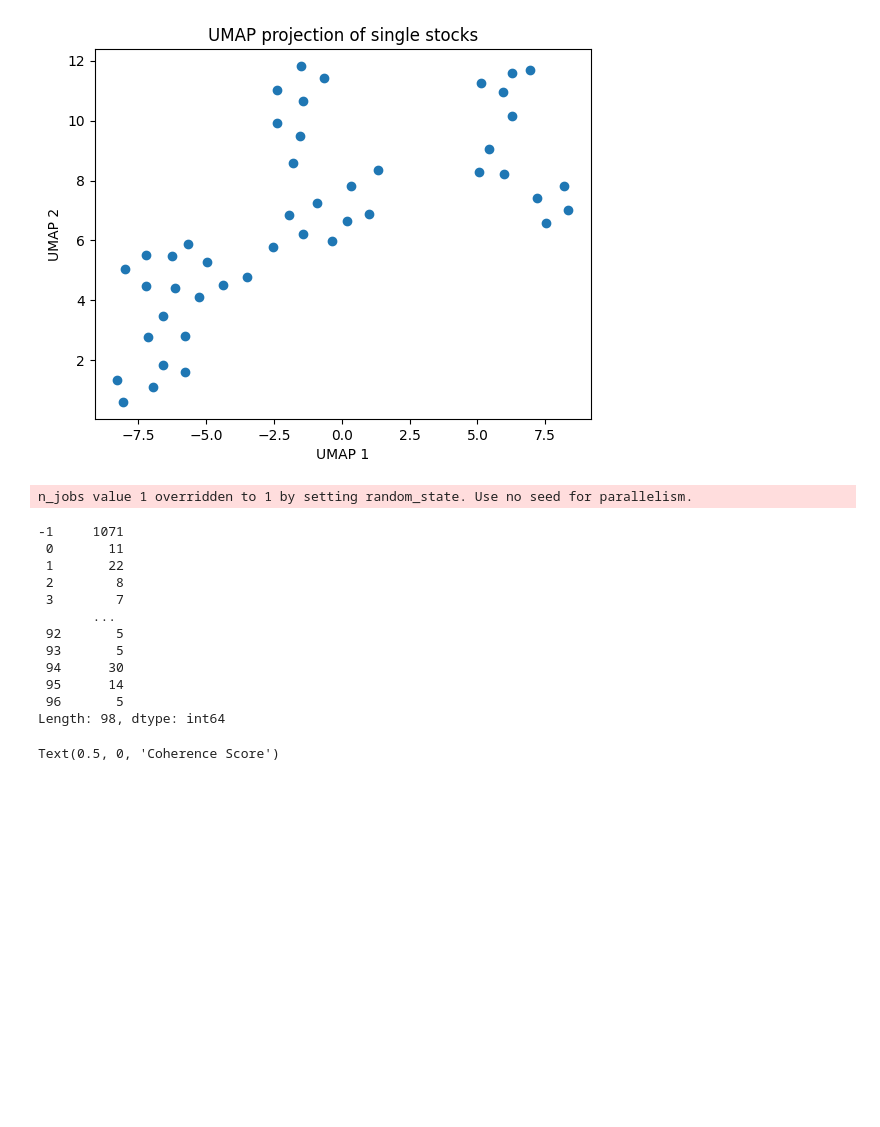
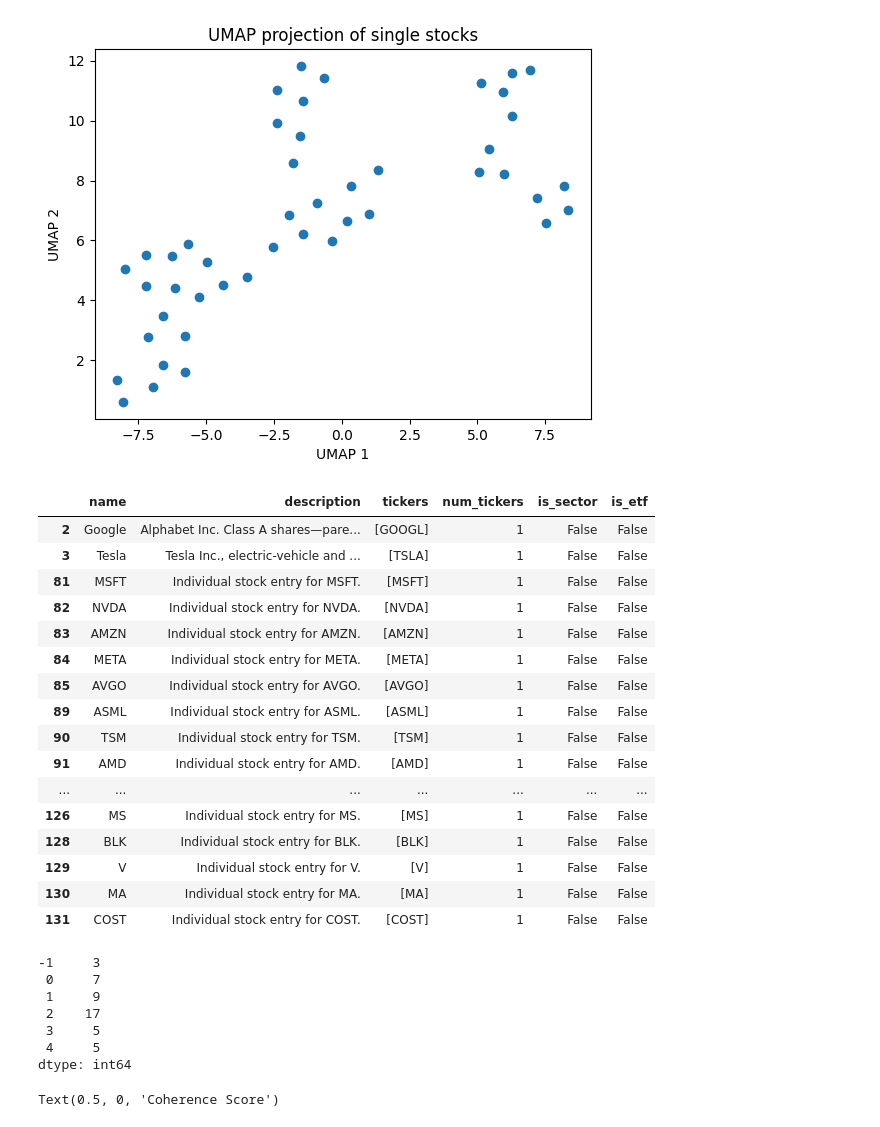
Before and after one commit to YishayPo/needleInHaystack, a Jupyter notebook: sandbox.ipynb, the cells around one changed output. Saved outputs shown, nothing was run; the diff lists cells and outputs as text; code cells hidden in the pictures; blank space fills up the shorter version.

Commit message:
setting everything for last attempt at succesful clustering

```diff
--- a/sandbox.ipynb
+++ b/sandbox.ipynb
@@ -135,6 +151,26 @@ plt.show()
 # %% [output]
 n_jobs value 1 overridden to 1 by setting random_state. Use no seed for parallelism.
 [figure]
+# %%
+single_stocks
+# %% [output]
+|  | name | description | tickers | num_tickers | is_sector | is_etf |
+| 2 | Google | Alphabet Inc. Class A shares—pare... | [GOOGL] | 1 | False | False |
+| 3 | Tesla | Tesla Inc., electric-vehicle and ... | [TSLA] | 1 | False | False |
+| 81 | MSFT | Individual stock entry for MSFT. | [MSFT] | 1 | False | False |
+| 82 | NVDA | Individual stock entry for NVDA. | [NVDA] | 1 | False | False |
+| 83 | AMZN | Individual stock entry for AMZN. | [AMZN] | 1 | False | False |
+| 84 | META | Individual stock entry for META. | [META] | 1 | False | False |
+| 85 | AVGO | Individual stock entry for AVGO. | [AVGO] | 1 | False | False |
+| 89 | ASML | Individual stock entry for ASML. | [ASML] | 1 | False | False |
+| 90 | TSM | Individual stock entry for TSM. | [TSM] | 1 | False | False |
+| 91 | AMD | Individual stock entry for AMD. | [AMD] | 1 | False | False |
+| ... | ... | ... | ... | ... | ... | ... |
+| 126 | MS | Individual stock entry for MS. | [MS] | 1 | False | False |
+| 128 | BLK | Individual stock entry for BLK. | [BLK] | 1 | False | False |
+| 129 | V | Individual stock entry for V. | [V] | 1 | False | False |
+| 130 | MA | Individual stock entry for MA. | [MA] | 1 | False | False |
+| 131 | COST | Individual stock entry for COST. | [COST] | 1 | False | False |
 # %%
 # plot the reduced stocks with coloring according to the first row of coloring
 
@@ -159,27 +195,18 @@ for idx in range(len(coloring)):
     fig.update_traces(marker=dict(size=8, line=dict(width=1, color='DarkSlateGrey')))
     fig.show()
 # %%
-reducer = umap.UMAP(n_neighbors=10, min_dist=0.1, random_state=0)
-X_embedded = reducer.fit_transform(unified)
-
-dbscan = DBSCAN(eps=0.1, min_samples=5)
-labels = dbscan.fit_predict(X_embedded)
+dbscan = DBSCAN(eps=1.5, min_samples=5)
+labels = dbscan.fit_predict(reduced_single_stocks)
 count = np.unique(labels, return_counts=True)
 pd.Series(count[1], index=count[0]).sort_index()
 # %% [output]
-n_jobs value 1 overridden to 1 by setting random_state. Use no seed for parallelism.
+-1     3
+ 0     7
+ 1     9
+ 2    17
+ 3     5
+ 4     5
+dtype: int64
--1     1071
- 0       11
- 1       22
- 2        8
- 3        7
-       ...
- 92       5
- 93       5
- 94      30
- 95      14
- 96       5
-Length: 98, dtype: int64
 # %%
 mask = labels != -1
 
```
Also changed, not shown: parts of 6 cells of this notebook, 2 other files.
